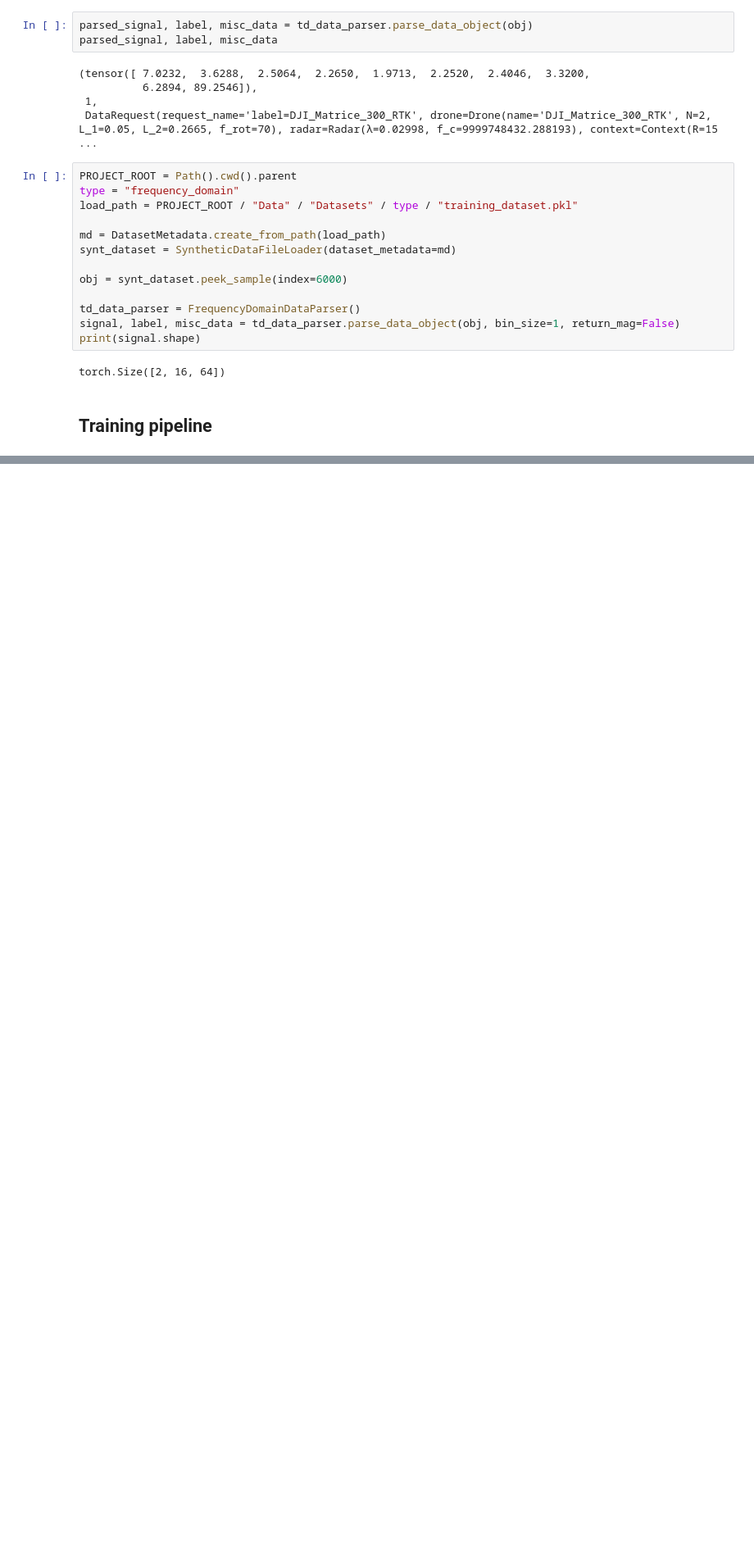
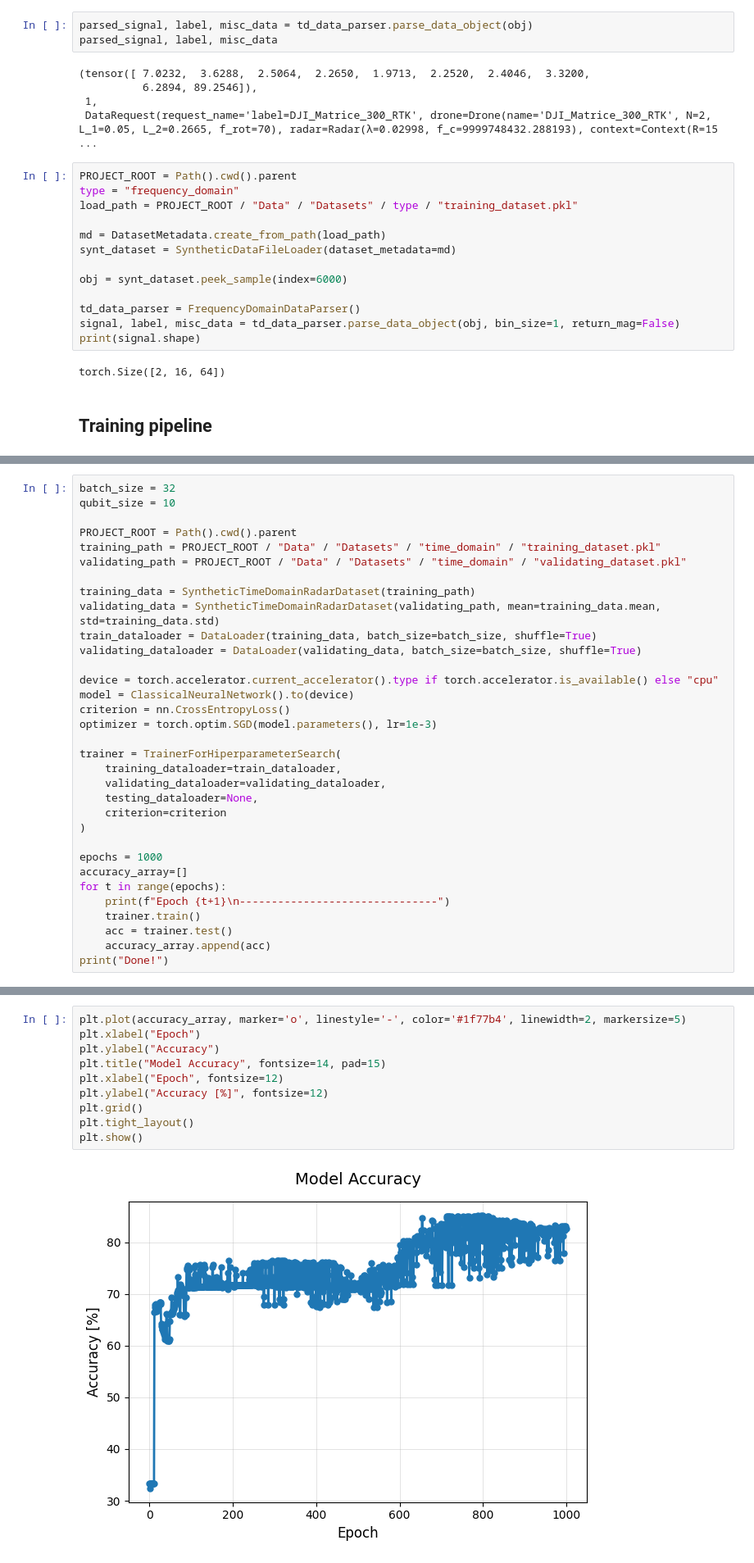
Before and after one commit to AdrianPanasiewicz/QML_for_radar_classification, a Jupyter notebook: MachineLearning/training_pipeline.ipynb, the cells around one changed output, grey strips where cells are left out. Shown at 82% size. Cells and saved outputs as stored; diff of their text form; blank space fills up the shorter version.

Commit message:
Added standardization to the TimeDomainParser, selected 3 class datasets, made custom torch datasets more robust, added pipeline for hiperparameter search with ray tune.

```diff
--- a/MachineLearning/training_pipeline.ipynb
+++ b/MachineLearning/training_pipeline.ipynb
@@ -257,0 +377,33 @@ KeyboardInterrupt:
+# %%
+batch_size = 32
+qubit_size = 10
+
+PROJECT_ROOT = Path().cwd().parent
+training_path = PROJECT_ROOT / "Data" / "Datasets" / "time_domain" / "training_dataset.pkl"
+validating_path = PROJECT_ROOT / "Data" / "Datasets" / "time_domain" / "validating_dataset.pkl"
+
+training_data = SyntheticTimeDomainRadarDataset(training_path)
+validating_data = SyntheticTimeDomainRadarDataset(validating_path, mean=training_data.mean, std=training_data.std)
+train_dataloader = DataLoader(training_data, batch_size=batch_size, shuffle=True)
+validating_dataloader = DataLoader(validating_data, batch_size=batch_size, shuffle=True)
+
+device = torch.accelerator.current_accelerator().type if torch.accelerator.is_available() else "cpu"
+model = ClassicalNeuralNetwork().to(device)
+criterion = nn.CrossEntropyLoss()
+optimizer = torch.optim.SGD(model.parameters(), lr=1e-3)
+
+trainer = TrainerForHiperparameterSearch(
+    training_dataloader=train_dataloader,
+    validating_dataloader=validating_dataloader,
+    testing_dataloader=None,
+    criterion=criterion
+)
+
+epochs = 1000
+accuracy_array=[]
+for t in range(epochs):
+    print(f"Epoch {t+1}\n-------------------------------")
+    trainer.train()
+    acc = trainer.test()
+    accuracy_array.append(acc)
+print("Done!")
@@ -257,0 +428,12 @@ KeyboardInterrupt:
+# %%
+plt.plot(accuracy_array, marker='o', linestyle='-', color='#1f77b4', linewidth=2, markersize=5)
+plt.xlabel("Epoch")
+plt.ylabel("Accuracy")
+plt.title("Model Accuracy", fontsize=14, pad=15)
+plt.xlabel("Epoch", fontsize=12)
+plt.ylabel("Accuracy [%]", fontsize=12)
+plt.grid()
+plt.tight_layout()
+plt.show()
+# %% [output]
+[figure, added]
```
Also changed, not shown: parts of 14 cells of this notebook, 9 other files.
